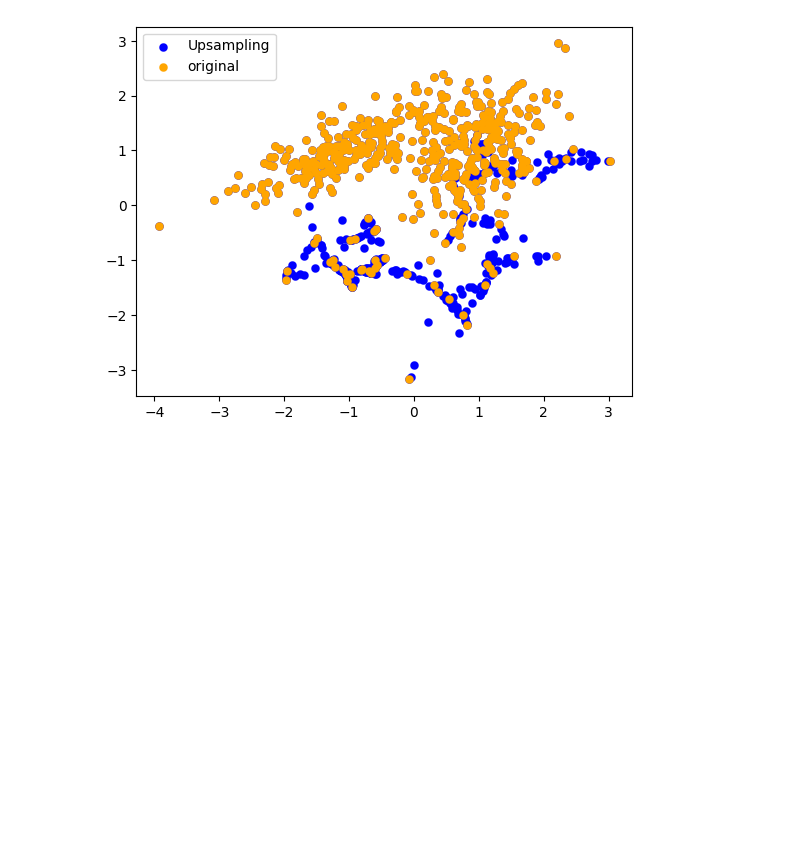
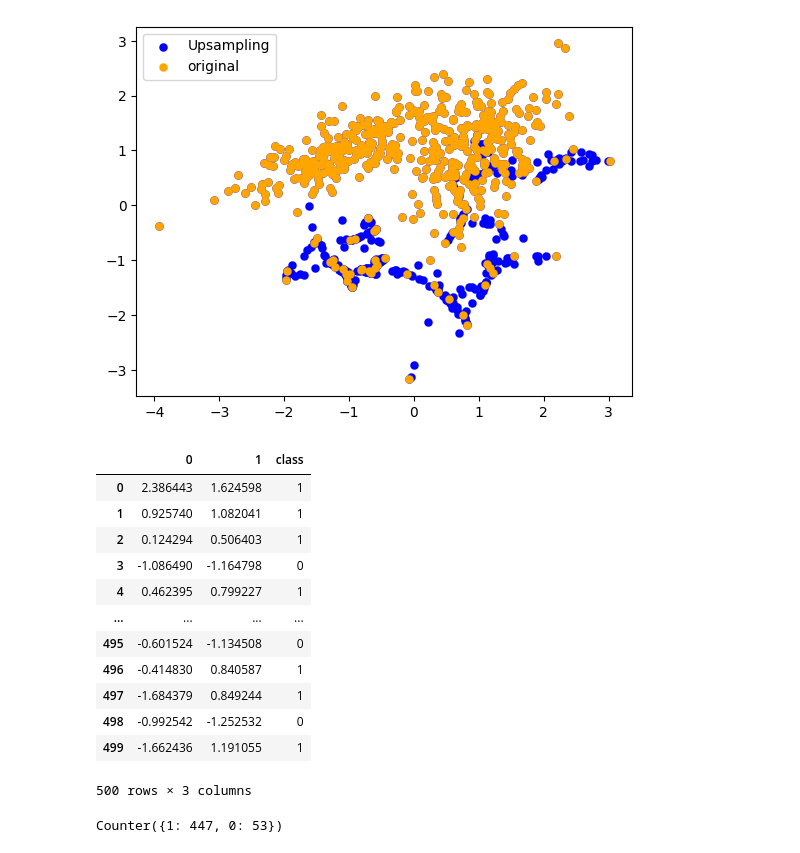
Before and after one commit to ewakelian/DX210-FINAL, a Jupyter notebook: dx210Final.ipynb, the cells around one changed output. Drawn from its saved outputs; the diff is of its cells as text; code cells hidden in the pictures; blank space fills up the shorter version.

```diff
--- a/dx210Final.ipynb
+++ b/dx210Final.ipynb
@@ -366,0 +357,22 @@ plt.show()
+# %%
+df = pd.DataFrame(x)
+df['class'] = y
+df
+# %% [output]
+|  | 0 | 1 | class |
+| 0 | 2.386443 | 1.624598 | 1 |
+| 1 | 0.925740 | 1.082041 | 1 |
+| 2 | 0.124294 | 0.506403 | 1 |
+| 3 | -1.086490 | -1.164798 | 0 |
+| 4 | 0.462395 | 0.799227 | 1 |
+| ... | ... | ... | ... |
+| 495 | -0.601524 | -1.134508 | 0 |
+| 496 | -0.414830 | 0.840587 | 1 |
+| 497 | -1.684379 | 0.849244 | 1 |
+| 498 | -0.992542 | -1.252532 | 0 |
+| 499 | -1.662436 | 1.191055 | 1 |
+500 rows × 3 columns
+# %%
+print(Counter(df['class']))
+# %% [output]
+Counter({1: 447, 0: 53})
```
Also changed, not shown: parts of 8 cells of this notebook.
